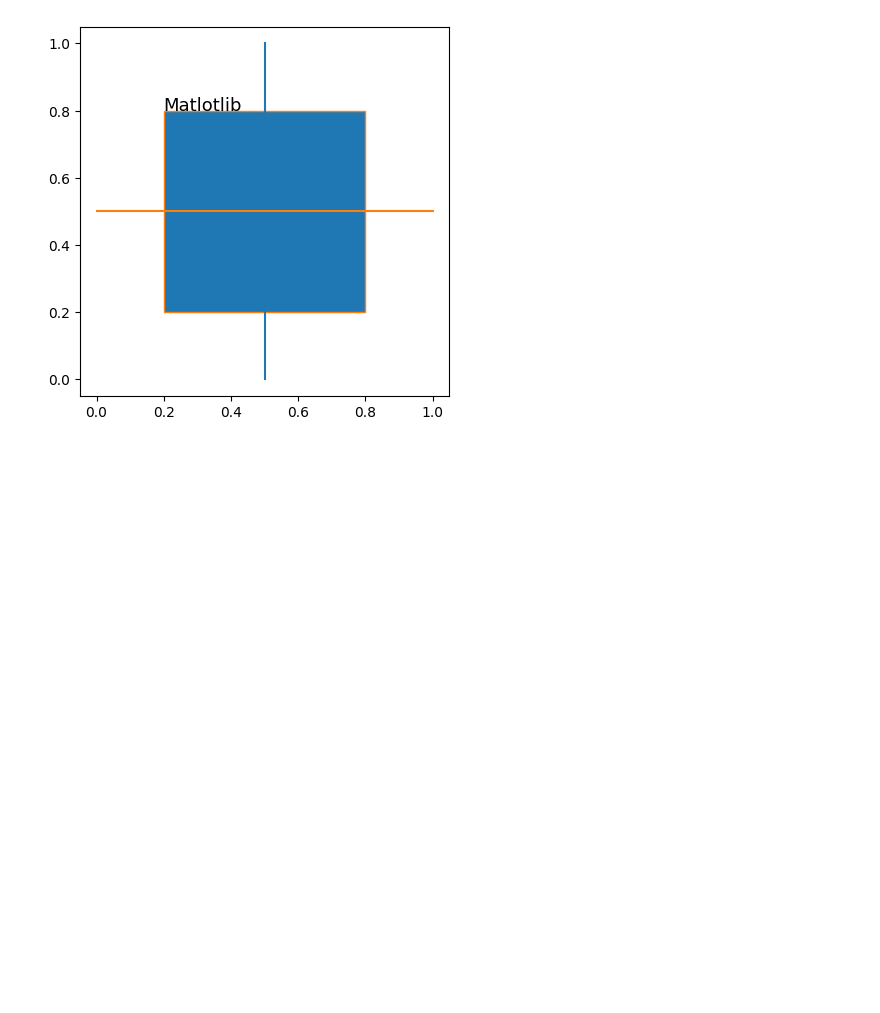
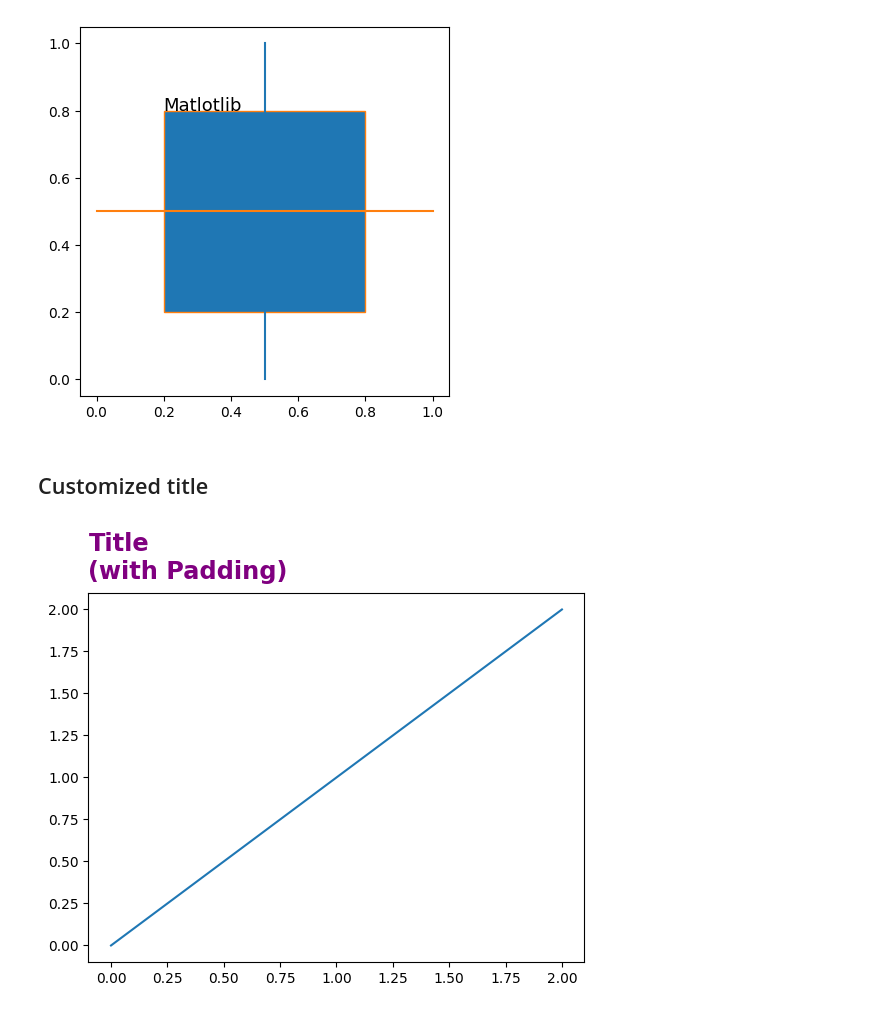
Before and after one commit to romz-pl/Jupyter-Python, a Jupyter notebook: 04-matplotlib/matplotlib.ipynb, the cells around one changed output. Drawn from its saved outputs; the diff is of its cells as text; code cells hidden in the pictures; blank space fills up the shorter version.

Commit message:
Customized title¶

```diff
--- a/04-matplotlib/matplotlib.ipynb
+++ b/04-matplotlib/matplotlib.ipynb
@@ -461,3 +461,19 @@ text = ax.text(0.2, 0.8, 'Matlotlib', size = 13)
 plt.show()
 # %% [output]
 [figure]
+# %% [markdown]
+## Customized title
+# %%
+x = np.linspace(0,2,2)
+fig, ax = plt.figure(), plt.axes()
+
+ax.plot(x,x)
+ax.set_title("Title\n(with Padding)",
+            fontsize = 'xx-large',
+            weight = 'bold',
+            color = 'purple',
+            loc = 'left',
+            pad = 10)
+plt.show()
+# %% [output]
+[figure, added]
```
